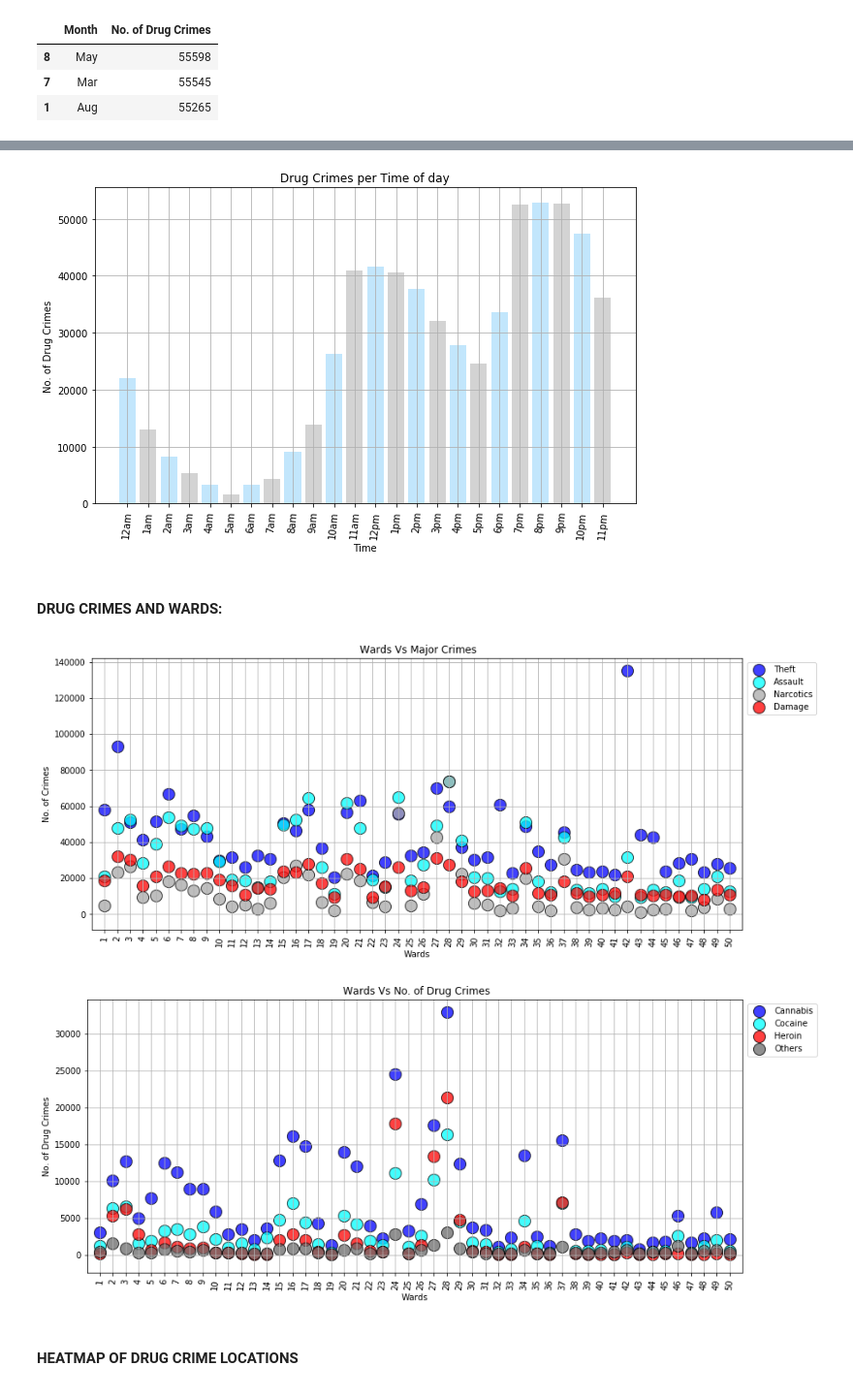
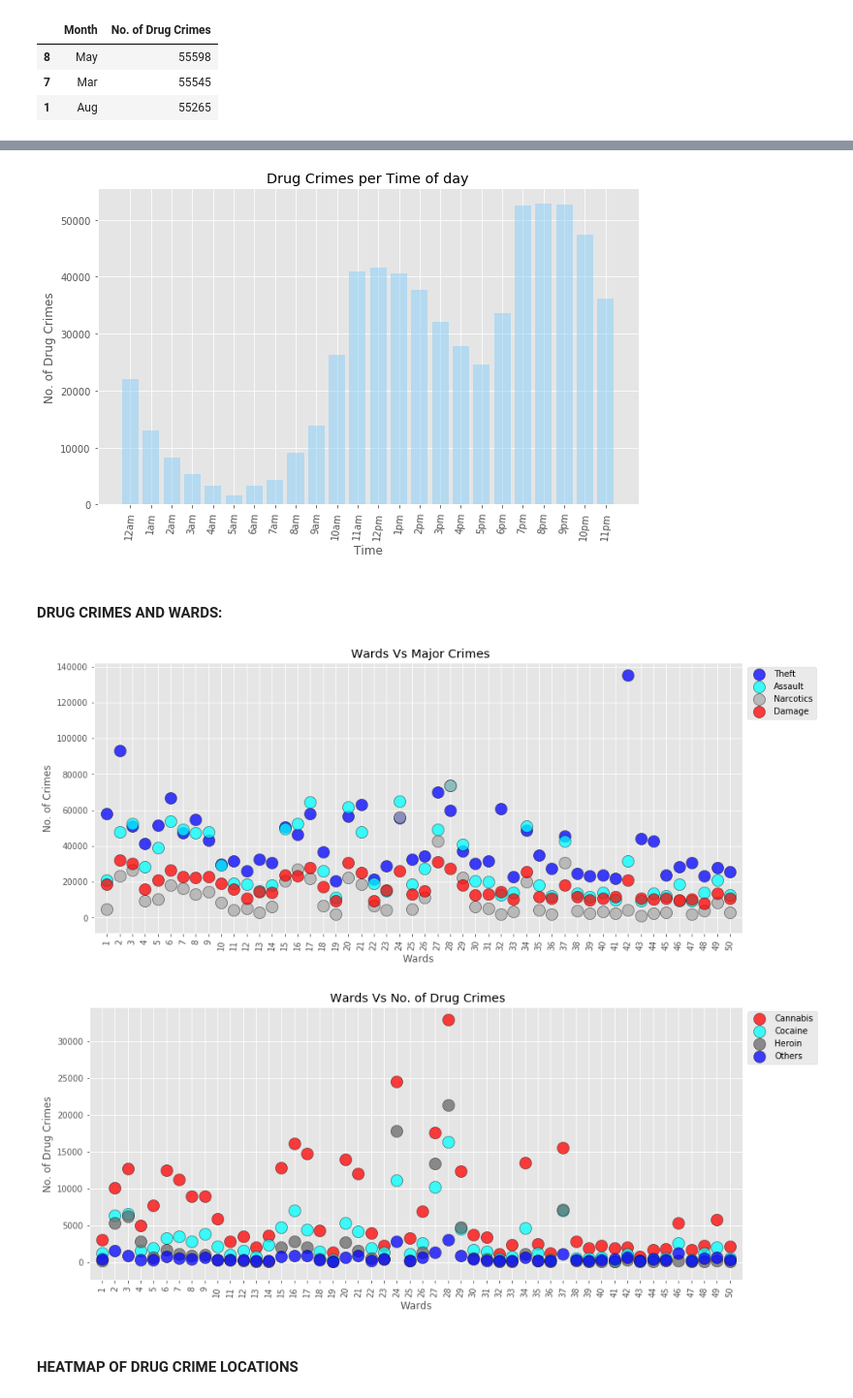
Before and after one commit to Jahmah/Chicago-Drug-Crimes-Story, a Jupyter notebook: ChicagoDrugCrimes.ipynb, the cells around one changed output, grey strips where cells are left out. Shown at 97% size. Cells and saved outputs as stored; diff of their text form; code cells hidden in the pictures.

```diff
--- a/ChicagoDrugCrimes.ipynb
+++ b/ChicagoDrugCrimes.ipynb
@@ -8,3 +8,5 @@ import calendar
 import matplotlib.pyplot as plt
 from datetime import datetime
 import gmaps
+from matplotlib import style
+style.use('ggplot')
@@ -554,9 +511,9 @@ drugs_crime_timess.head(3)
 x_axis = ['12am','1am','2am','3am','4am','5am','6am','7am','8am','9am','10am','11am','12pm',
           '1pm','2pm','3pm','4pm','5pm','6pm','7pm','8pm','9pm','10pm','11pm']
 
-y_axis = drugs_crime_timess['No. of Crimes']
+y_axis = drugs_crime_time['No. of Crimes']
 
-color = ['lightskyblue','darkgray']
+color = 'lightskyblue'
 
 # Set figure size
 plt.figure(figsize=(10,6))
@@ -576,7 +533,7 @@ plt.savefig("Chicago_crimes_Images\\DrugCrimes_times_chicago.png")
 
 plt.show()
 # %% [output]
-[figure, old version]
+[figure, new version]
 # %% [markdown]
 #### DRUG CRIMES AND WARDS:
 # %%
@@ -632,7 +589,7 @@ plt.savefig("Chicago_crimes_Images\\CrimeWards_chicago.png")
 
 plt.show()
 # %% [output]
-[figure, old version]
+[figure, new version]
 # %%
 # Filter the data so that only those listd are in the DataFrame
 drug_cann_wards = drugs_crime_df.loc[drugs_crime_df['Description'] == "CANNABIS", :]
@@ -656,37 +613,37 @@ drug_crimes_wards = pd.DataFrame({'X-axis':x_cann_axis.index , "Cannabis":x_cann
 # Set figure size
 plt.figure(figsize=(14,6))
 # Plot grid
 plt.grid(True)
 
 # Create scatter plots for each drug
-can = plt.scatter(drug_crimes_wards['X-axis'] , drug_crimes_wards['Cannabis'], marker="o", facecolors="blue",
+can = plt.scatter(drug_crimes_wards['X-axis'] , drug_crimes_wards['Cannabis'], marker="o", facecolors="red",
                   s= 200, edgecolors="black",alpha=0.75)
 
 coc = plt.scatter(drug_crimes_wards['X1-axis'] , drug_crimes_wards['Cocaine'], marker="o", facecolors="cyan",
                   s= 200, edgecolors="black", alpha=0.75)
 
-her =plt.scatter(drug_crimes_wards['X2-axis'] , drug_crimes_wards['Heroin'], marker="o", facecolors="red",
+her =plt.scatter(drug_crimes_wards['X2-axis'] , drug_crimes_wards['Heroin'], marker="o", facecolors="dimgray",
                  s= 200, edgecolors="black",alpha=0.75)
 
-oth = plt.scatter(drug_crimes_wards['X3-axis'] , drug_crimes_wards['Others'], marker="o", facecolors="dimgray",
+oth = plt.scatter(drug_crimes_wards['X3-axis'] , drug_crimes_wards['Others'], marker="o", facecolors="blue",
                   s= 200, edgecolors="black",alpha=0.75)
 
 
 # Add other chart elements
 plt.xticks(np.arange(1,51,1), rotation=85)
 plt.xlim(0,51)
 plt.title(" Wards Vs No. of Drug Crimes")
 plt.xlabel("Wards")
 plt.ylabel("No. of Drug Crimes")
 plt.legend((can,coc,her,oth),('Cannabis', 'Cocaine','Heroin', 'Others'), scatterpoints=1,
            bbox_to_anchor = [1.12,1], ncol=1, fontsize=10)
 
 
 # Save the output
 plt.savefig("Chicago_crimes_Images\\DrugCrimeWards_chicago.png")
 plt.show()
 # %% [output]
-[figure, old version]
+[figure, new version]
 # %% [markdown]
 #### HEATMAP OF DRUG CRIME LOCATIONS
 # %%
```
Also changed, not shown: parts of 24 cells of this notebook, 11 other files.
